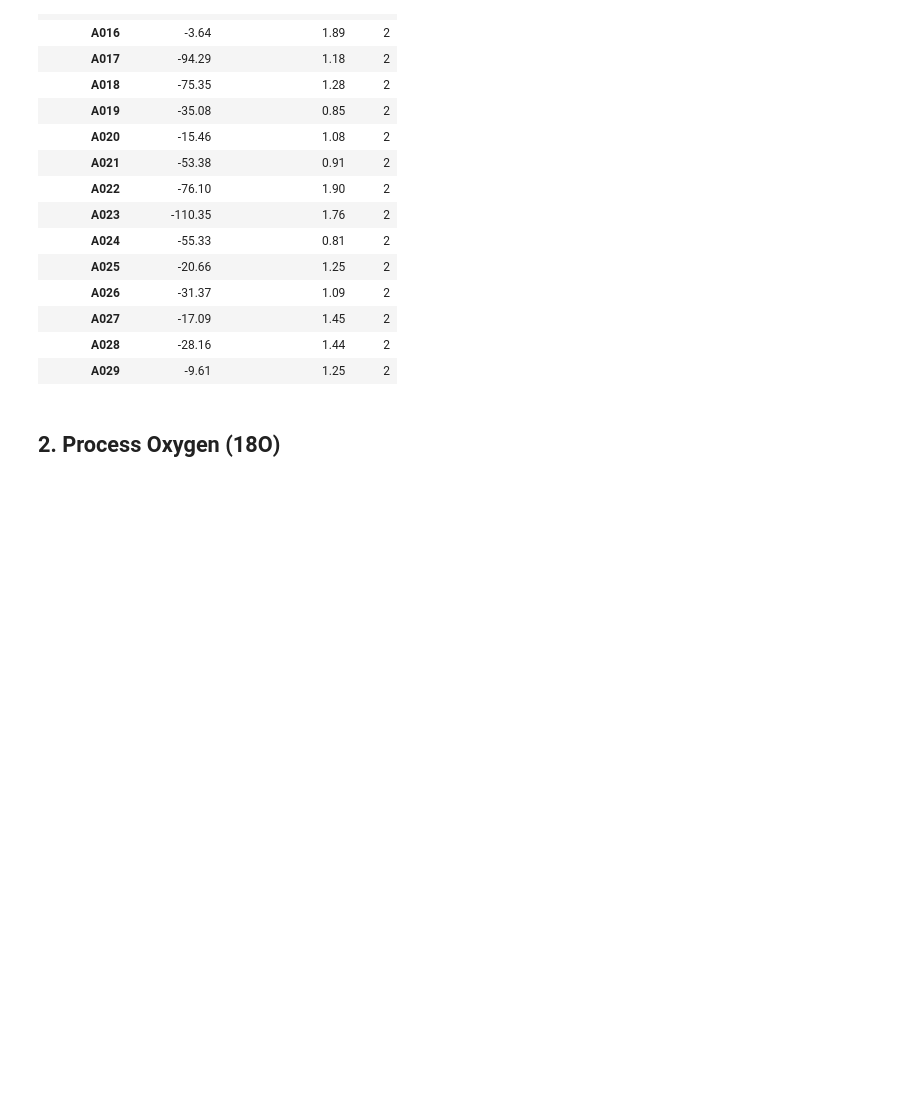
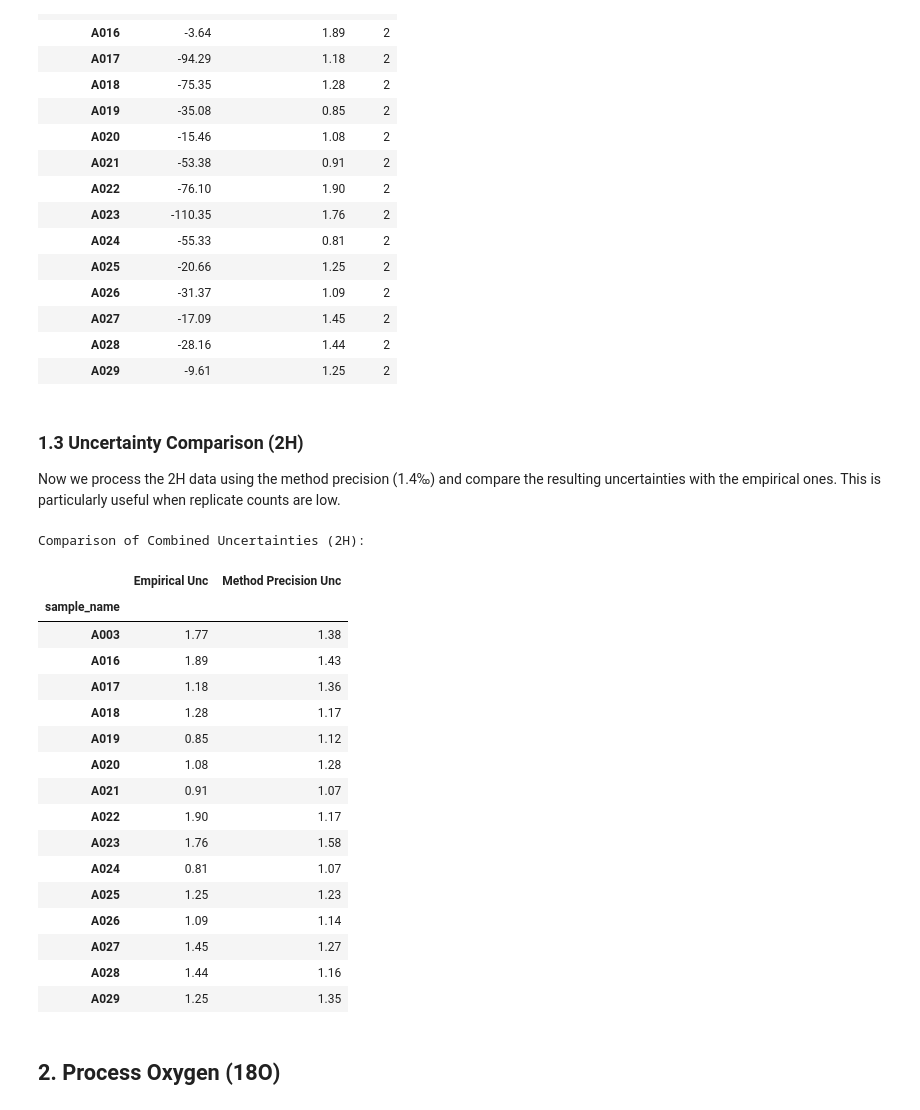
Before and after one commit to DamianPiuselli/isotools, a Jupyter notebook: replication_water.ipynb, the cells around one changed output. Saved outputs shown, nothing was run; the diff lists cells and outputs as text; code cells hidden in the pictures; blank space fills up the shorter version.

Commit message:
added use_method_precision to override precision inferred from data

```diff
--- a/replication_water.ipynb
+++ b/replication_water.ipynb
@@ -72,6 +76,44 @@ batch_h.report.head(15)
 | A027 | -17.09 | 1.45 | 2 |
 | A028 | -28.16 | 1.44 | 2 |
 | A029 | -9.61 | 1.25 | 2 |
+# %% [markdown]
+### 1.3 Uncertainty Comparison (2H)
+Now we process the 2H data using the method precision (1.4‰) and compare the resulting uncertainties with the empirical ones. This is particularly useful when replicate counts are low.
+# %%
+# 1. Initialize a new batch for precision comparison
+batch_h_prec = Batch(filepath, config=Water_H, sheet_name="2H.wke")
+
+# 2. Set Anchors and process with method precision
+batch_h_prec.set_anchors(["Mar_H", "Buenos Aires_H", "Mendoza_H", "Antartida_H"])
+batch_h_prec.process(strategy=MultiPointLinear(), use_method_precision=True)
+
+# 3. Compare uncertainties
+comp_unc_h = pd.DataFrame({
+    "Empirical Unc": batch_h.report["combined_uncertainty"],
+    "Method Precision Unc": batch_h_prec.report["combined_uncertainty"]
+})
+
+print("Comparison of Combined Uncertainties (2H):")
+display(comp_unc_h.head(15))
+# %% [output]
+Comparison of Combined Uncertainties (2H):
+|  | Empirical Unc | Method Precision Unc |
+| sample_name |  |  |
+| A003 | 1.77 | 1.38 |
+| A016 | 1.89 | 1.43 |
+| A017 | 1.18 | 1.36 |
+| A018 | 1.28 | 1.17 |
+| A019 | 0.85 | 1.12 |
+| A020 | 1.08 | 1.28 |
+| A021 | 0.91 | 1.07 |
+| A022 | 1.90 | 1.17 |
+| A023 | 1.76 | 1.58 |
+| A024 | 0.81 | 1.07 |
+| A025 | 1.25 | 1.23 |
+| A026 | 1.09 | 1.14 |
+| A027 | 1.45 | 1.27 |
+| A028 | 1.44 | 1.16 |
+| A029 | 1.25 | 1.35 |
 # %% [markdown]
 ## 2. Process Oxygen (18O)
 # %%
```
Also changed, not shown: parts of 5 cells of this notebook, 4 other files.
